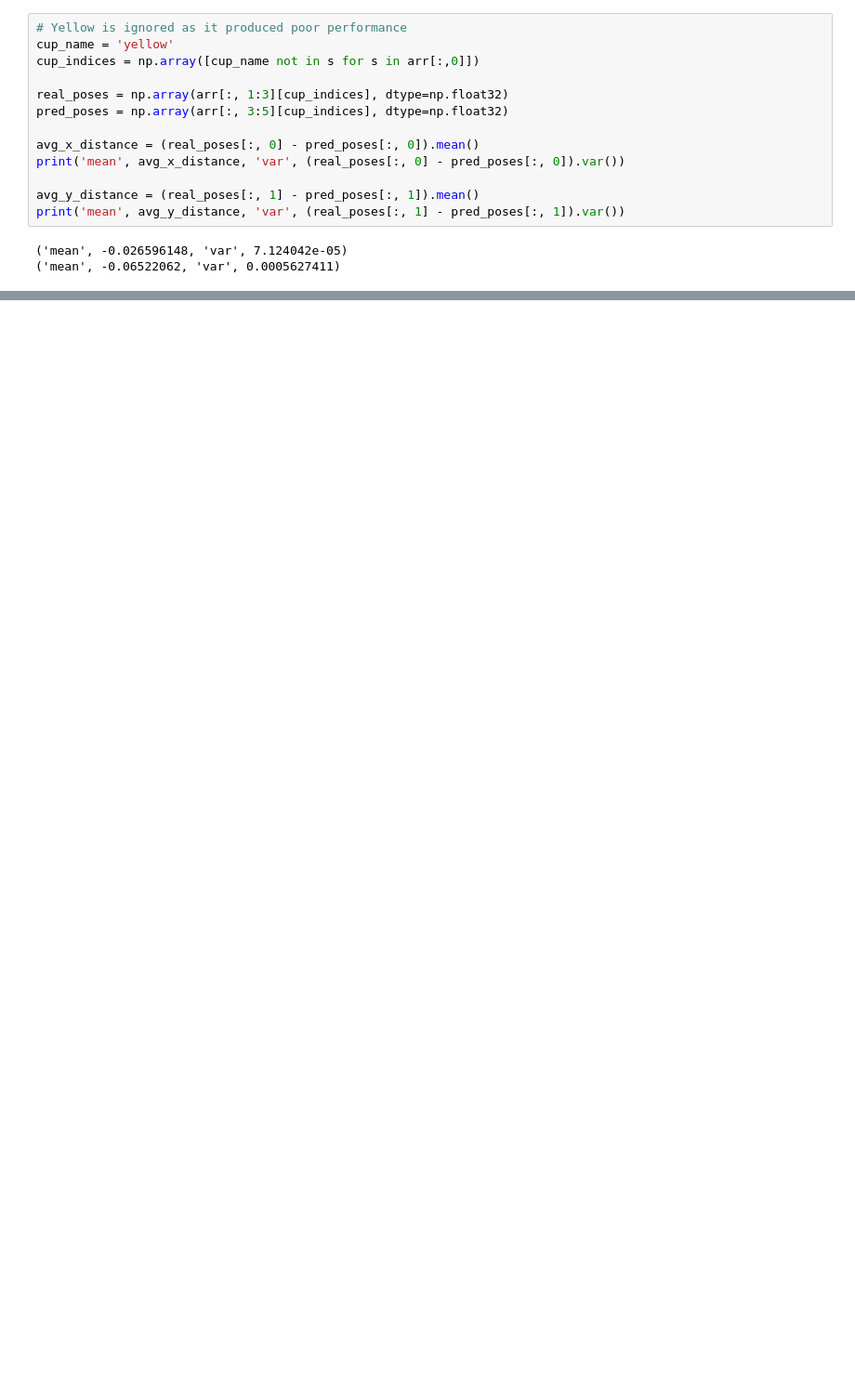
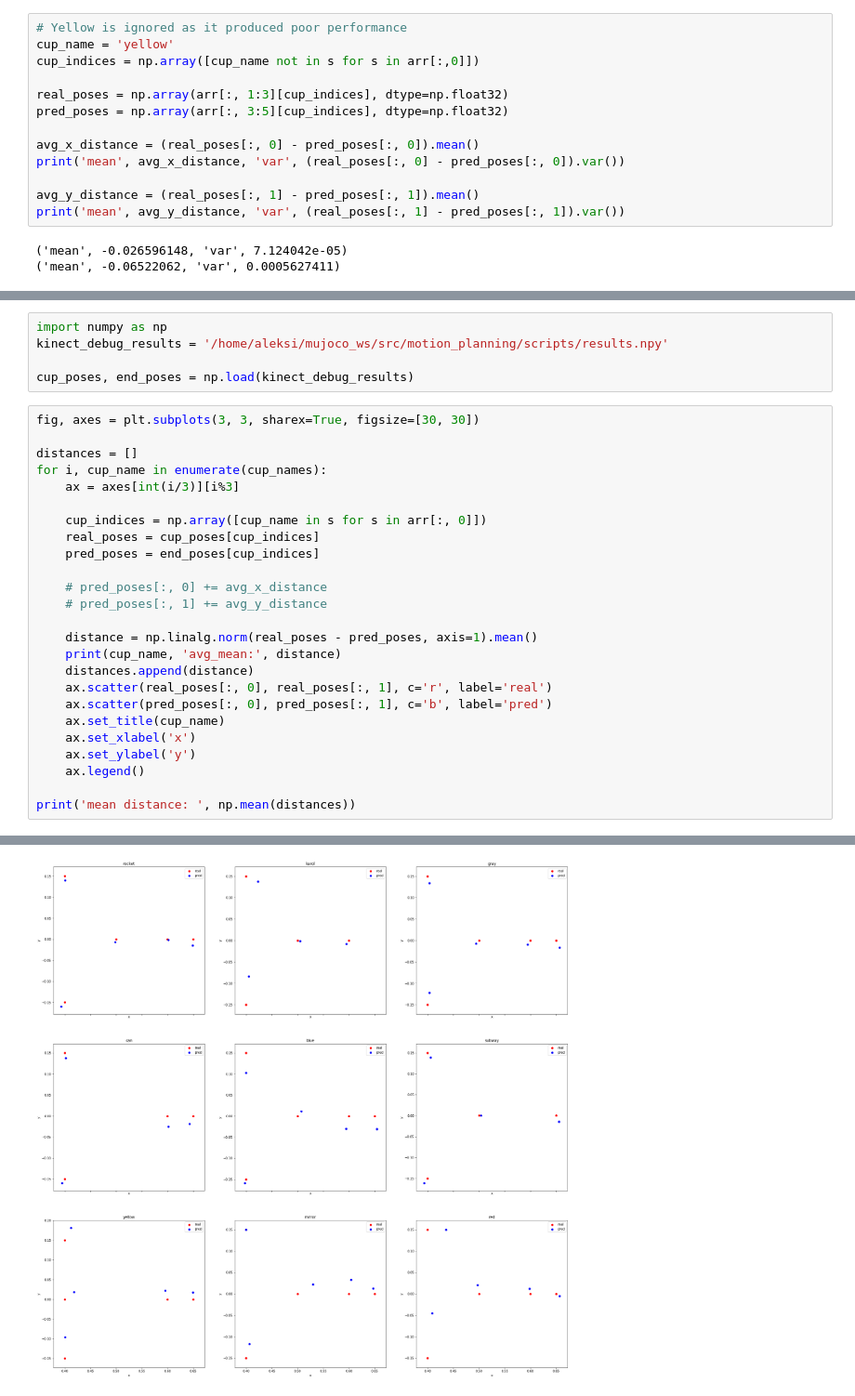
Before and after one commit to gamleksi/affordance_gym, a Jupyter notebook: scripts/kinect_results.py.ipynb, the cells around one changed output, grey strips where cells are left out. Shown at 93% size. Cells and saved outputs as stored; diff of their text form; blank space fills up the shorter version.

```diff
--- a/scripts/kinect_results.py.ipynb
+++ b/scripts/kinect_results.py.ipynb
@@ -351,3 +350,34 @@ for i, cup_name in enumerate(cup_names):
 ('mirror', 'avg_mean:', 0.03575661)
 ('red', 'avg_mean:', 0.031856358)
 [figure]
+# %%
+import numpy as np
+kinect_debug_results = '/home/aleksi/mujoco_ws/src/motion_planning/scripts/results.npy'
+
+cup_poses, end_poses = np.load(kinect_debug_results)
+# %%
+fig, axes = plt.subplots(3, 3, sharex=True, figsize=[30, 30])
+
+distances = []
+for i, cup_name in enumerate(cup_names):
+    ax = axes[int(i/3)][i%3]
+
+    cup_indices = np.array([cup_name in s for s in arr[:, 0]])
+    real_poses = cup_poses[cup_indices]
+    pred_poses = end_poses[cup_indices]
+
+    # pred_poses[:, 0] += avg_x_distance
+    # pred_poses[:, 1] += avg_y_distance
+
+    distance = np.linalg.norm(real_poses - pred_poses, axis=1).mean()
+    print(cup_name, 'avg_mean:', distance)
+    distances.append(distance)
+    ax.scatter(real_poses[:, 0], real_poses[:, 1], c='r', label='real')
+    ax.scatter(pred_poses[:, 0], pred_poses[:, 1], c='b', label='pred')
+    ax.set_title(cup_name)
+    ax.set_xlabel('x')
+    ax.set_ylabel('y')
+    ax.legend()
+
+print('mean distance: ', np.mean(distances))
+# %% [output]
@@ -353,0 +394 @@ for i, cup_name in enumerate(cup_names):
+[figure, added]
```
Also changed, not shown: parts of 5 cells of this notebook, 6 other files.
